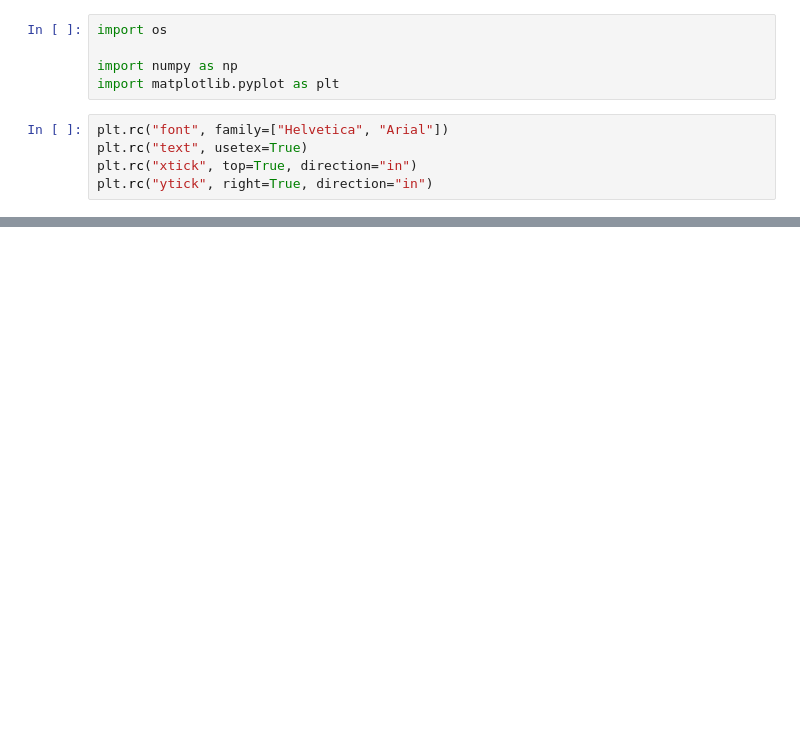
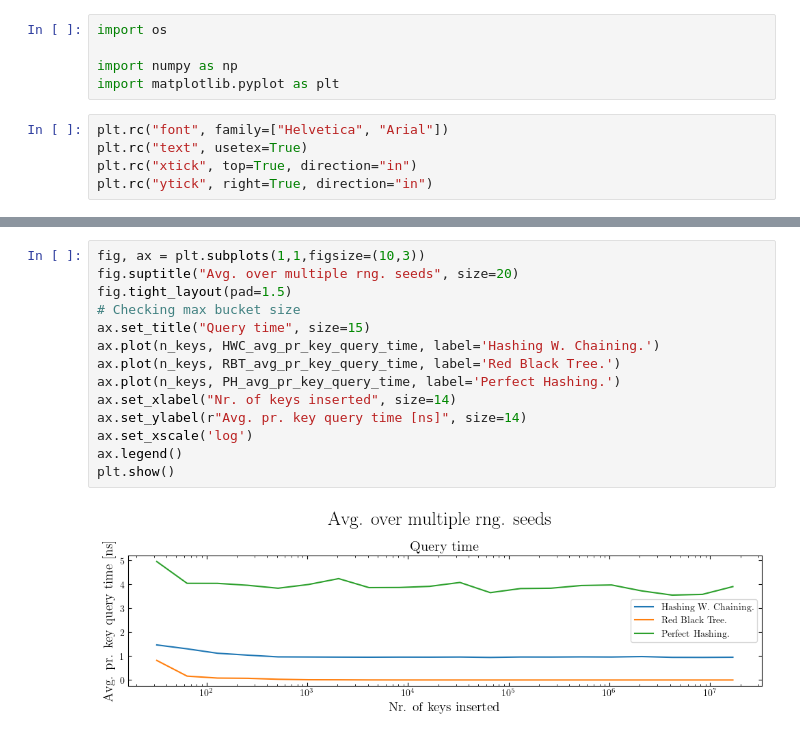
Before and after one commit to seba2390/RandomizedAlgorithms2023, a Jupyter notebook: Project 1/DataVisualization/Plotting.ipynb, the cells around one changed output, grey strips where cells are left out. Saved outputs shown, nothing was run; the diff lists cells and outputs as text; blank space fills up the shorter version.

```diff
--- a/Project 1/DataVisualization/Plotting.ipynb
+++ b/Project 1/DataVisualization/Plotting.ipynb
@@ -33,3 +89,19 @@ avg_pr_key_query_time = np.mean(np.array(avg_pr_key_query_time),axis=0)
+# %%
+fig, ax = plt.subplots(1,1,figsize=(10,3))
+fig.suptitle("Avg. over multiple rng. seeds", size=20)
+fig.tight_layout(pad=1.5)
+# Checking max bucket size
+ax.set_title("Query time", size=15)
+ax.plot(n_keys, HWC_avg_pr_key_query_time, label='Hashing W. Chaining.')
+ax.plot(n_keys, RBT_avg_pr_key_query_time, label='Red Black Tree.')
+ax.plot(n_keys, PH_avg_pr_key_query_time, label='Perfect Hashing.')
+ax.set_xlabel("Nr. of keys inserted", size=14)
+ax.set_ylabel(r"Avg. pr. key query time [ns]", size=14)
+ax.set_xscale('log')
+ax.legend()
+plt.show()
+# %% [output]
+[figure, added]
 # %%
 fig, ax = plt.subplots(1,1,figsize=(10,3))
 fig.suptitle("Hashing with chaining (avg. over multiple rng. seeds)", size=20)
```
Also changed, not shown: parts of 8 cells of this notebook, 37 other files.
